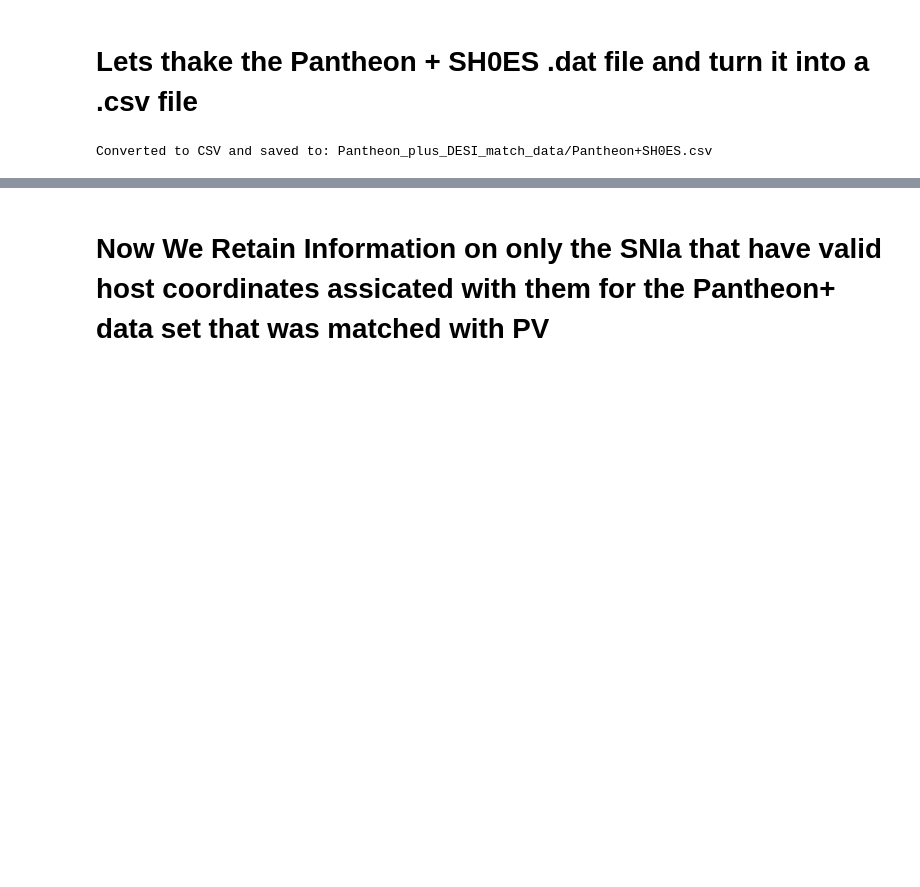
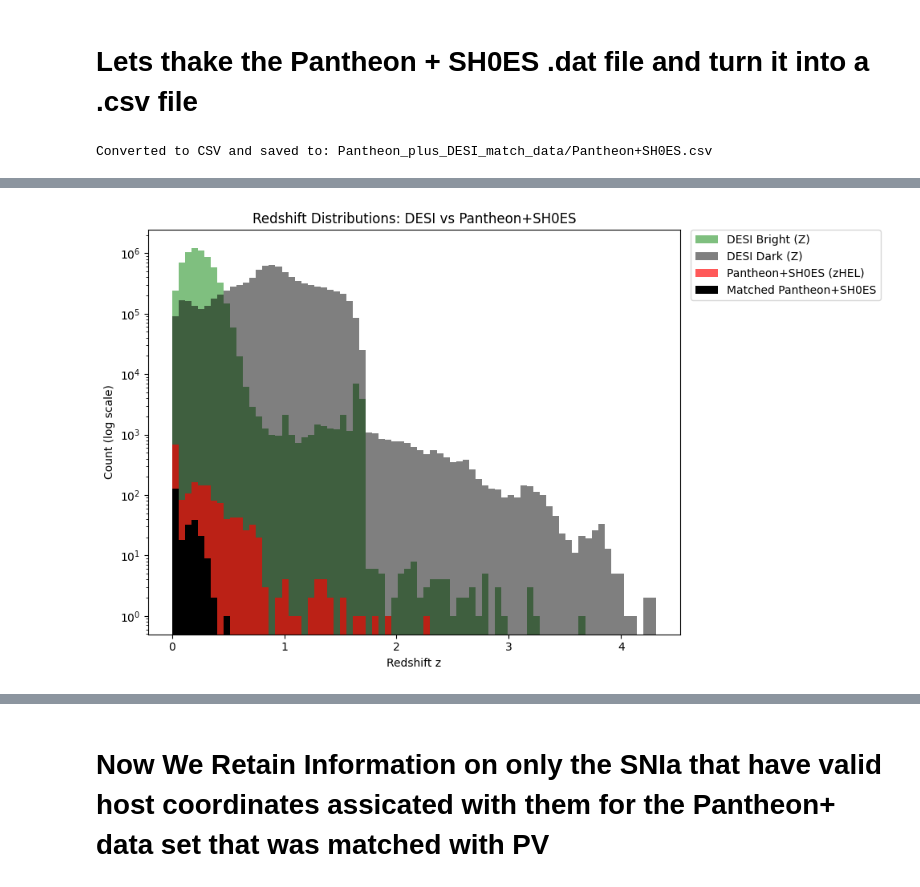
Before and after one commit to chernya4/first_paper, a Jupyter notebook: Pantheon_plus_DESI_explore.ipynb, the cells around one changed output, grey strips where cells are left out. Drawn from its saved outputs; the diff is of its cells as text; code cells hidden in the pictures; blank space fills up the shorter version.

```diff
--- a/Pantheon_plus_DESI_explore.ipynb
+++ b/Pantheon_plus_DESI_explore.ipynb
@@ -356,0 +494,93 @@ Unmatched entries saved to: Pantheon_plus_DESI_match_data/Pantheon+SH0ES_unmatch
+# %%
+# ----------------------------
+# Paths (adjust if needed)
+# ----------------------------
+DESI_BRIGHT_FITS = "DES5YR_DESI_data/desi_galaxy_metadata.fits"
+DESI_DARK_FITS   = "DES5YR_DESI_data/desi_galaxy_metadata_dark.fits"
+PSHOES_CSV       = "PANTHEON_SH0ES_DESI_data/Pantheon+SH0ES.csv"
+MATCHED_CSV      = "PANTHEON_SH0ES_DESI_data/P_S_PV_has_hosts_matched_to_DESI.csv"
+
+# ----------------------------
+# Helpers
+# ----------------------------
+def pick(cols_like, *cands):
+    """Return first existing column name among candidates (case-flexible)."""
+    cols = cols_like if isinstance(cols_like, (list, tuple, pd.Index)) else cols_like.columns
+    lower = {c.lower(): c for c in cols}
+    for cand in cands:
+        if cand.lower() in lower:
+            return lower[cand.lower()]
+    raise KeyError(f"None of {cands} found. Available: {list(cols)[:12]}...")
+
+def to_num(arr):
+    """Coerce to numeric NumPy array (NaNs allowed); safe for hist binning."""
+    return pd.to_numeric(pd.Series(arr), errors="coerce").to_numpy()
+
+# ----------------------------
+# Load DESI galaxy redshifts
+# ----------------------------
+desi_bright = Table.read(DESI_BRIGHT_FITS, hdu=1).to_pandas()
+desi_dark   = Table.read(DESI_DARK_FITS,   hdu=1).to_pandas()
+
+Z_bright = to_num(desi_bright[pick(desi_bright, "Z")]) if "Z" in desi_bright.columns or "z" in desi_bright.columns.str.lower() else np.array([])
+Z_dark   = to_num(desi_dark[pick(desi_dark, "Z")])     if "Z" in desi_dark.columns   or "z" in desi_dark.columns.str.lower()   else np.array([])
+
+# ----------------------------
+# Load Pantheon+SH0ES (all SNe) → use zHEL
+# ----------------------------
+ps = pd.read_csv(PSHOES_CSV)
+zHEL_all = to_num(ps[pick(ps, "zHEL")])
+
+# ----------------------------
+# Load matched Pantheon+SH0ES ↔ DESI
+# Prefer PV_zhel (from all_redshifts_PVs), fallback to zHEL if needed
+# ----------------------------
+matched = pd.read_csv(MATCHED_CSV)
+sn_z_col = None
+for cand in ("PV_zhel", "PV_zHEL", "zHEL", "zhel"):
+    try:
+        sn_z_col = pick(matched, cand)
+        break
+    except KeyError:
+        continue
+if sn_z_col is None:
+    raise KeyError("Could not find SN redshift column in matched file (tried PV_zhel / zHEL).")
+
+zHEL_matched = to_num(matched[sn_z_col])
+
+# ----------------------------
+# Build shared bins from ALL redshifts (no external cutoffs)
+# ----------------------------
+arrays = [Z_bright, Z_dark, zHEL_all, zHEL_matched]
+nonempty = [a for a in arrays if isinstance(a, np.ndarray) and a.size > 0]
+all_z = np.concatenate(nonempty) if nonempty else np.array([])
+
+if all_z.size == 0:
+    raise ValueError("No redshift values found.")
+
+# Data-driven binning (Freedman–Diaconis); fallback if needed
+# ADJUST BINS IN THE BINS ARUMENT
+bins = np.histogram_bin_edges(all_z[~np.isnan(all_z)], bins= 75)
+
+
+# ----------------------------
+# Plot: all distributions together (log y-axis)
+# ----------------------------
+plt.figure(figsize=(10, 6))
+plt.hist(Z_bright,     bins=bins, alpha=0.5, label="DESI Bright (Z)",       color="green",  log=True)
+plt.hist(Z_dark,       bins=bins, alpha=0.5, label="DESI Dark (Z)",         color="black",   log=True)
+plt.hist(zHEL_all,     bins=bins, alpha=0.65, label="Pantheon+SH0ES (zHEL)",color="red",    log=True)
+plt.hist(zHEL_matched, bins=bins,             label="Matched Pantheon+SH0ES",color="black", log=True)
+
+plt.xlabel("Redshift z")
+plt.ylabel("Count (log scale)")
+plt.title("Redshift Distributions: DESI vs Pantheon+SH0ES")
+plt.legend(loc="upper left", bbox_to_anchor=(1.02, 1), borderaxespad=0)
+plt.tight_layout()
+plt.show()
+
+# (Optional) quick counts
+print(f"DESI Bright: {np.isfinite(Z_bright).sum()}  | DESI Dark: {np.isfinite(Z_dark).sum()}")
+print(f"P+S all SNe (zHEL): {np.isfinite(zHEL_all).sum()}  | Matched P+S: {np.isfinite(zHEL_matched).sum()}")
+# %% [output]
+[figure, added]
```
Also changed, not shown: parts of 13 cells of this notebook.
